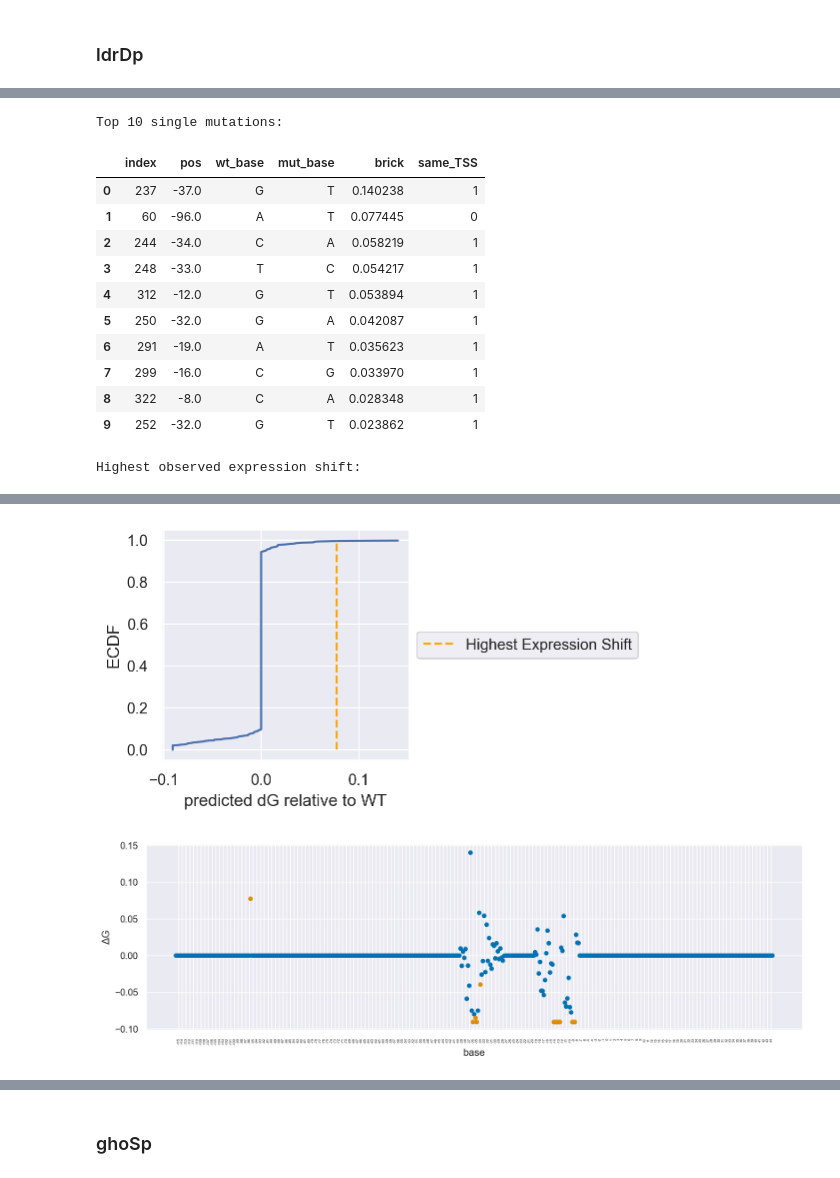
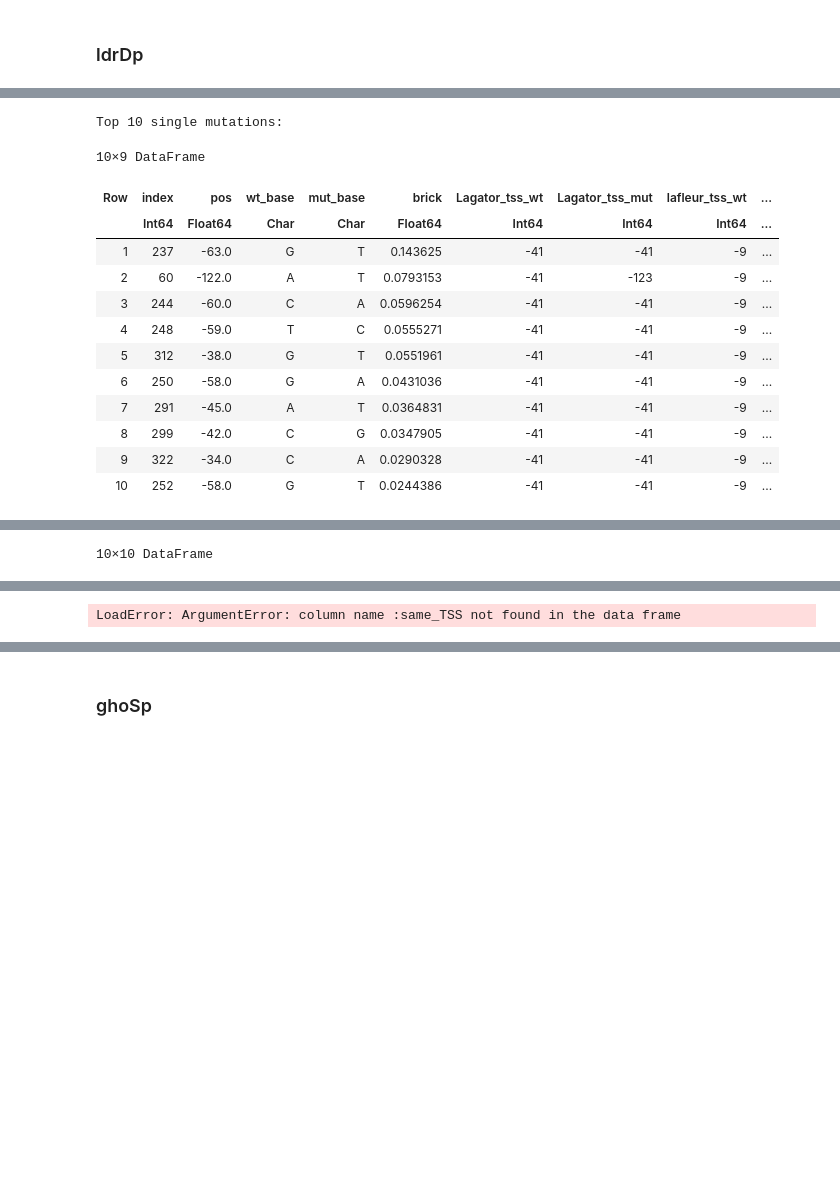
Before and after one commit to RPGroup-PBoC/Reg-Seq-2, a Jupyter notebook: code/analysis/emerging_promoters/lagator_tkacik_model.ipynb, the cells around one changed output, grey strips where cells are left out. Drawn from its saved outputs; the diff is of its cells as text; code cells hidden in the pictures; blank space fills up the shorter version.

```diff
--- a/code/analysis/emerging_promoters/lagator_tkacik_model.ipynb
+++ b/code/analysis/emerging_promoters/lagator_tkacik_model.ipynb
@@ -111,15 +88,22 @@ fig
 # %% [markdown]
 Repeat the same process with the `marRp` promoter.
 # %%
-seq = df.loc[df.promoter == 'marRp', 'sequence'].values[0]
-numseq = np.array([[num_seq_dict[x] for x in list(seq)]], dtype=np.int8)
+seq = df[df.promoter .== "marRp", "promoter_sequence"][1] |> string
 
-fig, ax = plt.subplots(3,1, figsize=(7, 3))
-for i, treatAs in enumerate(["Pr", "Pl", "36N"]):
-    bricks = getBrickDict({treatAs: numseq}, theModel)[treatAs][0]
-    ax[i].imshow(np.exp(-bricks.T*.04))
-    ax[i].set_title(treatAs)
-    ax[i].grid(False)
+num_seq_dict = Dict('A' => 0, 'C' => 1, 'G' => 2, 'T' => 3)
+numseq = [num_seq_dict[x] for x in collect(seq)]
 
-plt.tight_layout()
+fig = Figure(size=(800, 300))
+ax_list = [Axis(fig[i, 1]) for i in 1:3]
+for (i, model) in enumerate(["Pr", "Pl", "36N"])
+    bricks = wgregseq.promoter_finder.predict(numseq, model)
+    heatmap!(ax_list[i], -115:(-115+length(numseq)), -2:2, exp.(-bricks .* .04))
+    ax_list[i].title = model
+    ax_list[i].xticks = -110:10:20
+    ax_list[i].yticks = -2:2
+    ax_list[i].yticklabelsize=8
+    ax_list[i].xticklabelsize=12
+end
+
+fig
 # %% [output]
@@ -322,28 +319,29 @@ Name: 79, dtype: object
 # %%
-x = eval_lagator_single_mutation('ldrDp', 'Glucose', True)
+x = eval_lagator_single_mutation("ldrDp", "Glucose", true);
 
+color_dict = Dict(
+    1=> palette[1],
+    0=> palette[2]
+)
 
-color_dict = {
-    1: sns.color_palette('colorblind')[0],
-    0: sns.color_palette('colorblind')[1]
-}
+fig = Figure(size=(1400, 200))
+ax = Axis(fig[1, 1], xlabel="base", ylabel="ΔG", xticks=(2:15:480, string.(collect(-115:5:44))), xticklabelsize=10)
+xlims!(ax, -1,  483)
+scatter!(ax, x.index, x.brick, color=[color_dict[x] for x in x.same_TSS])
 
-fig, ax = plt.subplots(figsize=(14, 4))
-ax.scatter(x['index'], x['brick'], color=[color_dict[y] for y in x['same_TSS']], s=20)#, color=x['same_TSS'])
-ax.set_ylabel("ΔG")
-ax.set_xlabel("base")
-ax.set_xticks(np.arange(2, 480, 3), [str(x - 116) for x in np.arange(1, 161)], fontsize=4, rotation=90);
+fig
 # %% [output]
 Top 10 single mutations:
+10×9 DataFrame
-|  | index | pos | wt_base | mut_base | brick | same_TSS |
-| 0 | 237 | -37.0 | G | T | 0.140238 | 1 |
-| 1 | 60 | -96.0 | A | T | 0.077445 | 0 |
-| 2 | 244 | -34.0 | C | A | 0.058219 | 1 |
-| 3 | 248 | -33.0 | T | C | 0.054217 | 1 |
-| 4 | 312 | -12.0 | G | T | 0.053894 | 1 |
-| 5 | 250 | -32.0 | G | A | 0.042087 | 1 |
-| 6 | 291 | -19.0 | A | T | 0.035623 | 1 |
-| 7 | 299 | -16.0 | C | G | 0.033970 | 1 |
-| 8 | 322 | -8.0 | C | A | 0.028348 | 1 |
-| 9 | 252 | -32.0 | G | T | 0.023862 | 1 |
+| Row | index | pos | wt_base | mut_base | brick | Lagator_tss_wt | Lagator_tss_mut | lafleur_tss_wt | ... |
+|  | Int64 | Float64 | Char | Char | Float64 | Int64 | Int64 | Int64 | ... |
+| 1 | 237 | -63.0 | G | T | 0.143625 | -41 | -41 | -9 | ... |
+| 2 | 60 | -122.0 | A | T | 0.0793153 | -41 | -123 | -9 | ... |
+| 3 | 244 | -60.0 | C | A | 0.0596254 | -41 | -41 | -9 | ... |
+| 4 | 248 | -59.0 | T | C | 0.0555271 | -41 | -41 | -9 | ... |
+| 5 | 312 | -38.0 | G | T | 0.0551961 | -41 | -41 | -9 | ... |
+| 6 | 250 | -58.0 | G | A | 0.0431036 | -41 | -41 | -9 | ... |
+| 7 | 291 | -45.0 | A | T | 0.0364831 | -41 | -41 | -9 | ... |
+| 8 | 299 | -42.0 | C | G | 0.0347905 | -41 | -41 | -9 | ... |
+| 9 | 322 | -34.0 | C | A | 0.0290328 | -41 | -41 | -9 | ... |
+| 10 | 252 | -58.0 | G | T | 0.0244386 | -41 | -41 | -9 | ... |
-Highest observed expression shift:
@@ -361,2 +349 @@ Name: 79, dtype: object
-[figure, removed]
-[figure, removed]
+10×10 DataFrame
@@ -362,0 +362 @@ Name: 79, dtype: object
+LoadError: ArgumentError: column name :same_TSS not found in the data frame
```
Also changed, not shown: parts of 31 cells of this notebook, 6 other files.
